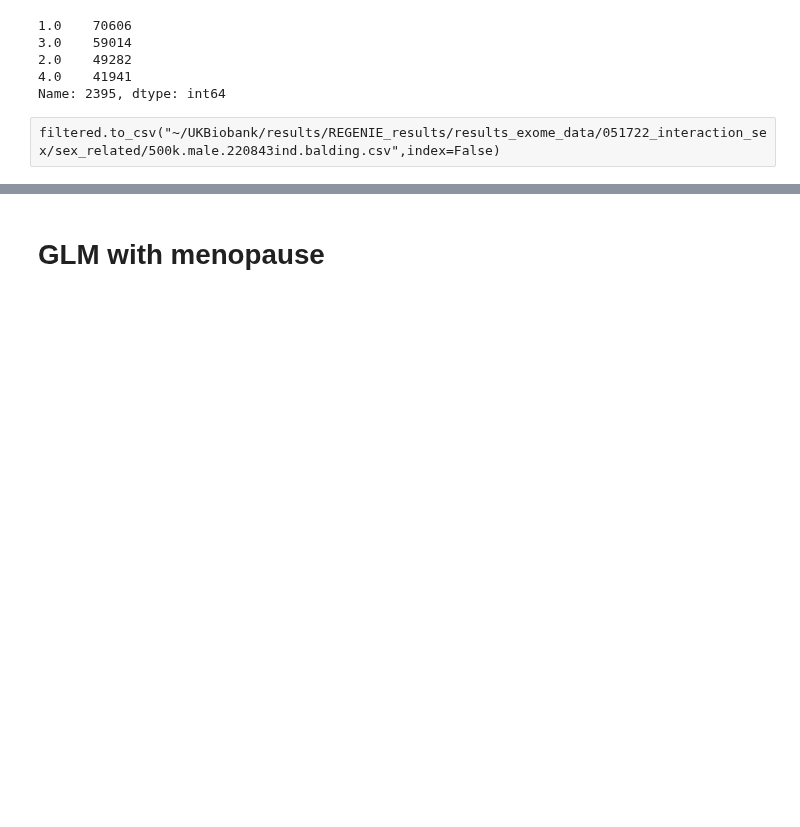
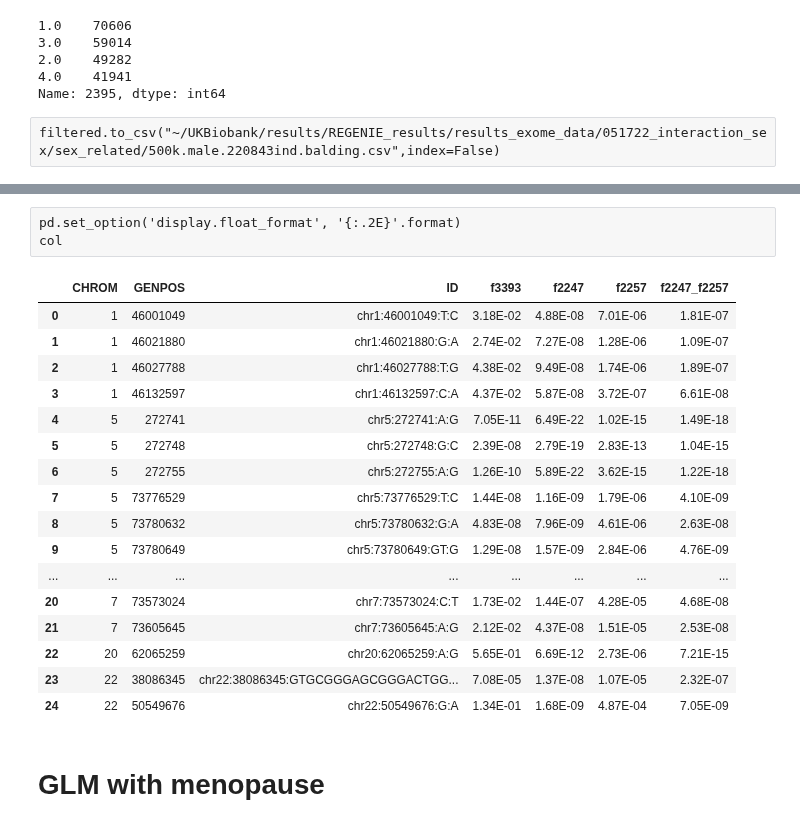
Before and after one commit to statgenetics/UKBB_GWAS_dev, a Jupyter notebook: workflow/051822_ARHI_sex_interaction.ipynb, the cells around one changed output, grey strips where cells are left out. Drawn from its saved outputs; the diff is of its cells as text; blank space fills up the shorter version.

```diff
--- a/workflow/051822_ARHI_sex_interaction.ipynb
+++ b/workflow/051822_ARHI_sex_interaction.ipynb
@@ -3660,3 +3801,24 @@ INFO: Workflow csg (ID=w05f1318b379dfe12) is executed successfully with 1 comple
+# %%
+pd.set_option('display.float_format', '{:.2E}'.format)
+col
+# %% [output]
+|  | CHROM | GENPOS | ID | f3393 | f2247 | f2257 | f2247_f2257 |
+| 0 | 1 | 46001049 | chr1:46001049:T:C | 3.18E-02 | 4.88E-08 | 7.01E-06 | 1.81E-07 |
+| 1 | 1 | 46021880 | chr1:46021880:G:A | 2.74E-02 | 7.27E-08 | 1.28E-06 | 1.09E-07 |
+| 2 | 1 | 46027788 | chr1:46027788:T:G | 4.38E-02 | 9.49E-08 | 1.74E-06 | 1.89E-07 |
+| 3 | 1 | 46132597 | chr1:46132597:C:A | 4.37E-02 | 5.87E-08 | 3.72E-07 | 6.61E-08 |
+| 4 | 5 | 272741 | chr5:272741:A:G | 7.05E-11 | 6.49E-22 | 1.02E-15 | 1.49E-18 |
+| 5 | 5 | 272748 | chr5:272748:G:C | 2.39E-08 | 2.79E-19 | 2.83E-13 | 1.04E-15 |
+| 6 | 5 | 272755 | chr5:272755:A:G | 1.26E-10 | 5.89E-22 | 3.62E-15 | 1.22E-18 |
+| 7 | 5 | 73776529 | chr5:73776529:T:C | 1.44E-08 | 1.16E-09 | 1.79E-06 | 4.10E-09 |
+| 8 | 5 | 73780632 | chr5:73780632:G:A | 4.83E-08 | 7.96E-09 | 4.61E-06 | 2.63E-08 |
+| 9 | 5 | 73780649 | chr5:73780649:GT:G | 1.29E-08 | 1.57E-09 | 2.84E-06 | 4.76E-09 |
+| ... | ... | ... | ... | ... | ... | ... | ... |
+| 20 | 7 | 73573024 | chr7:73573024:C:T | 1.73E-02 | 1.44E-07 | 4.28E-05 | 4.68E-08 |
+| 21 | 7 | 73605645 | chr7:73605645:A:G | 2.12E-02 | 4.37E-08 | 1.51E-05 | 2.53E-08 |
+| 22 | 20 | 62065259 | chr20:62065259:A:G | 5.65E-01 | 6.69E-12 | 2.73E-06 | 7.21E-15 |
+| 23 | 22 | 38086345 | chr22:38086345:GTGCGGGAGCGGGACTGG... | 7.08E-05 | 1.37E-08 | 1.07E-05 | 2.32E-07 |
+| 24 | 22 | 50549676 | chr22:50549676:G:A | 1.34E-01 | 1.68E-09 | 4.87E-04 | 7.05E-09 |
 # %% [markdown]
 # GLM with menopause
 # %% [markdown]
```
Also changed, not shown: parts of 10 cells of this notebook.
